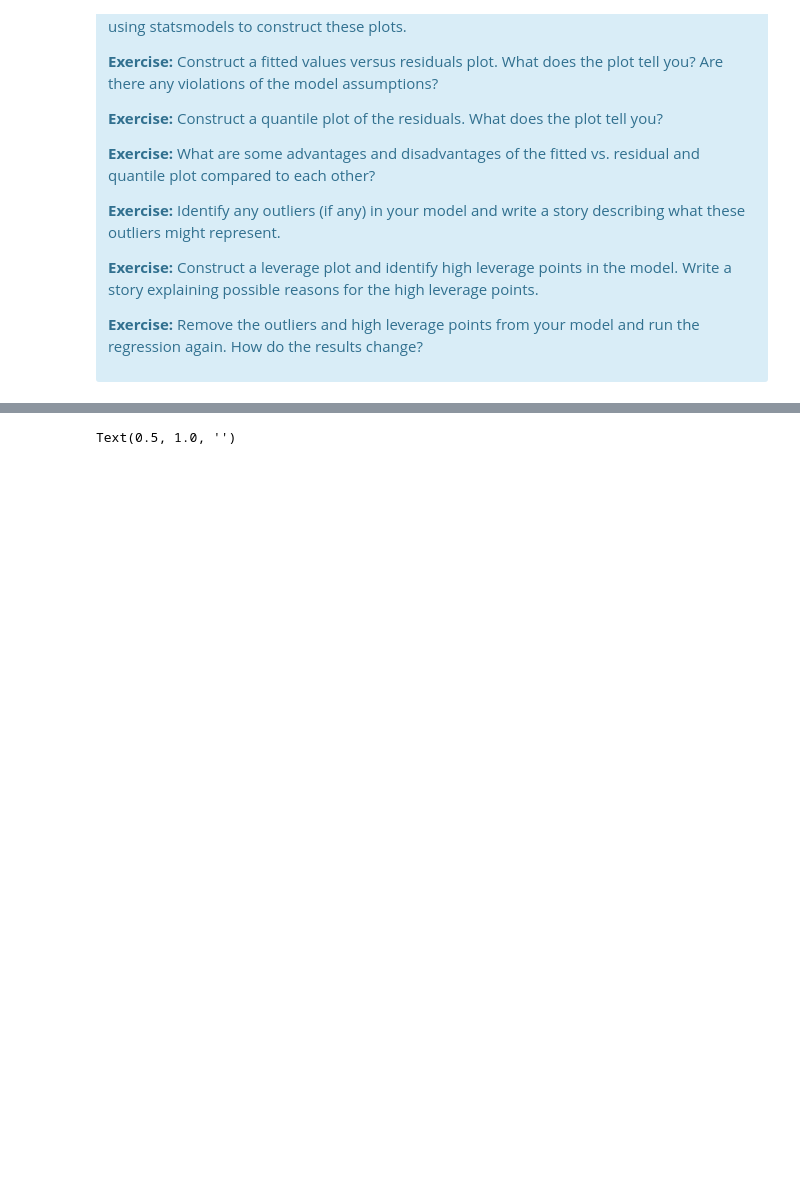
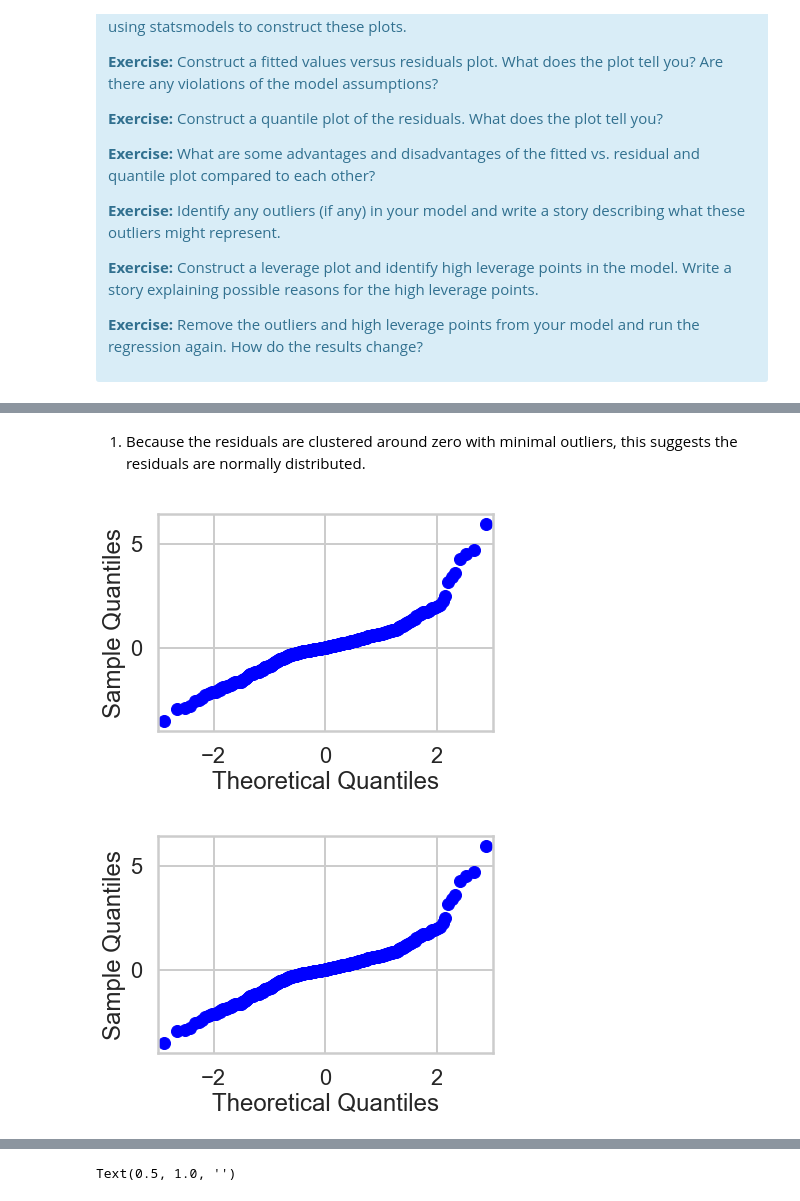
Before and after one commit to xandramichel/Springboard, a Jupyter notebook: MiniProjects/linear_regression/Mini_Project_Linear_Regression.ipynb, the cells around one changed output, grey strips where cells are left out. Cells and saved outputs as stored; diff of their text form; code cells hidden in the pictures; blank space fills up the shorter version.

```diff
--- a/MiniProjects/linear_regression/Mini_Project_Linear_Regression.ipynb
+++ b/MiniProjects/linear_regression/Mini_Project_Linear_Regression.ipynb
@@ -821,0 +826,11 @@ There are some other issues that are important investigate with linear regressio
+# %% [markdown]
+1. Because the residuals are clustered around zero with minimal outliers, this suggests the residuals are normally distributed.
+# %%
+resid=m.resid
+mean = np.mean(resid)
+sd = np.std(resid)
+z = (resid - mean) / sd
+sm.qqplot(z)
+# %% [output]
+[figure, added]
+[figure, added]
```
Also changed, not shown: parts of 28 cells of this notebook.
